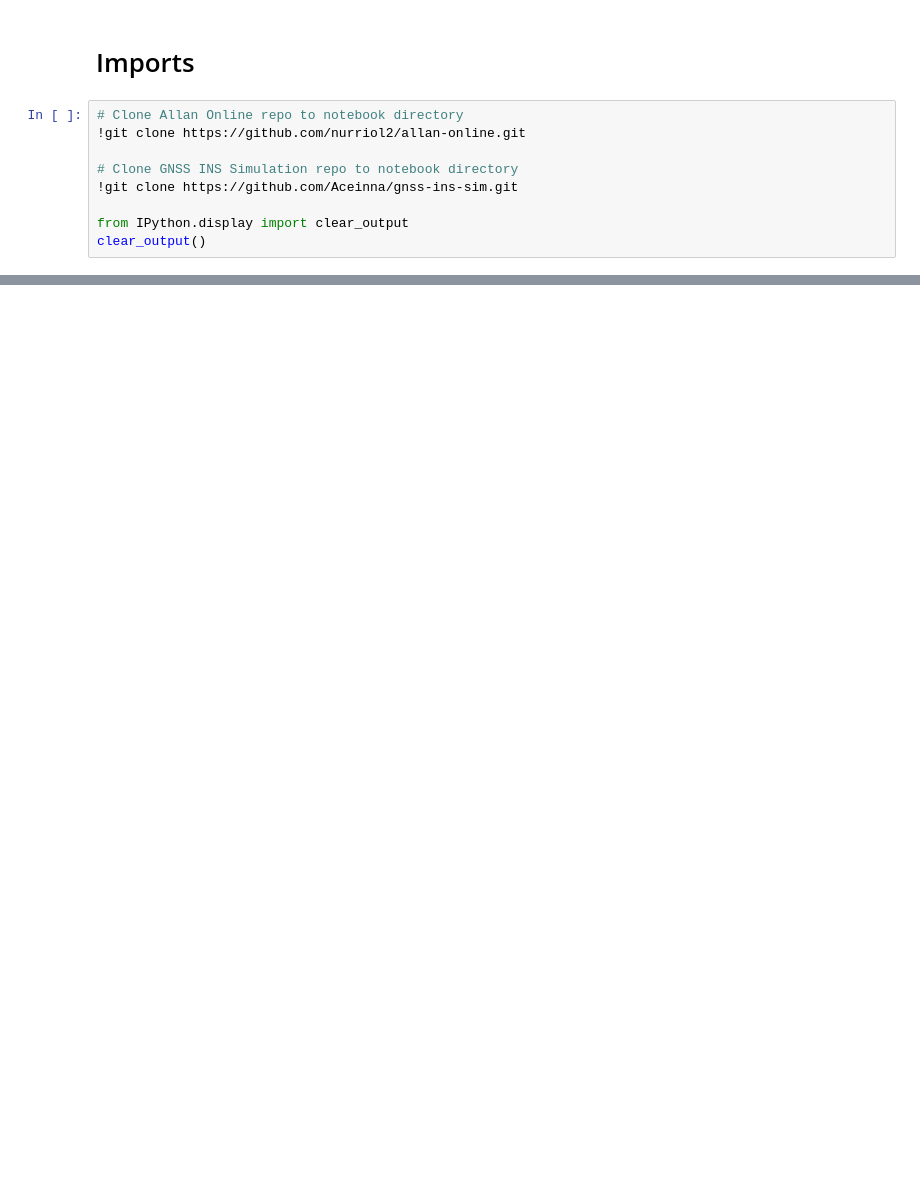
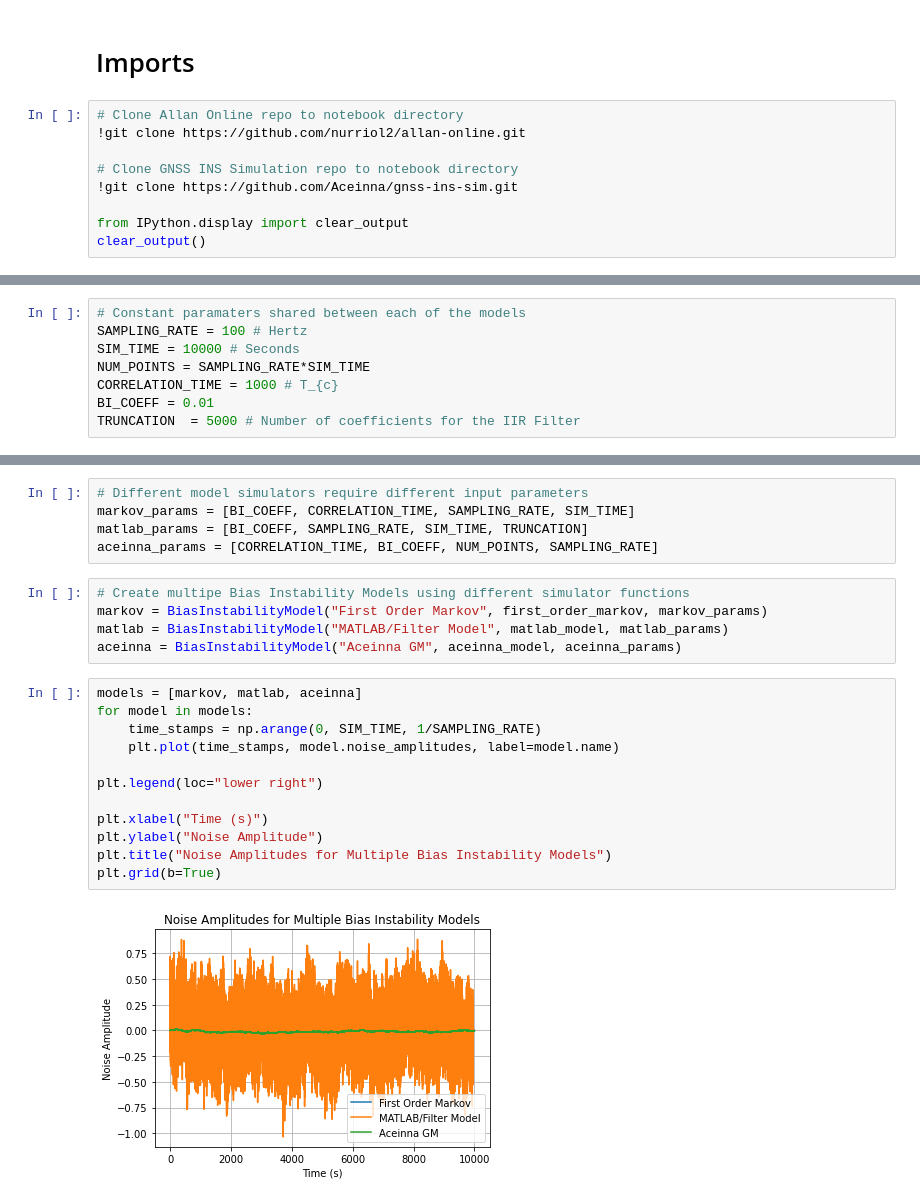
Before and after one commit to nurriol2/learn-imu, a Jupyter notebook: notebooks/05_report_differences_between_bias_instability_models.ipynb, the cells around one changed output, grey strips where cells are left out. Drawn from its saved outputs; the diff is of its cells as text; blank space fills up the shorter version.

```diff
--- a/notebooks/05_report_differences_between_bias_instability_models.ipynb
+++ b/notebooks/05_report_differences_between_bias_instability_models.ipynb
@@ -83,0 +107,8 @@ from pathgen import bias_drift as aceinna_model
+# %%
+# Constant paramaters shared between each of the models
+SAMPLING_RATE = 100 # Hertz
+SIM_TIME = 10000 # Seconds
+NUM_POINTS = SAMPLING_RATE*SIM_TIME
+CORRELATION_TIME = 1000 # T_{c}
+BI_COEFF = 0.01
+TRUNCATION  = 5000 # Number of coefficients for the IIR Filter
@@ -83,0 +168,24 @@ from pathgen import bias_drift as aceinna_model
+# %%
+# Different model simulators require different input parameters
+markov_params = [BI_COEFF, CORRELATION_TIME, SAMPLING_RATE, SIM_TIME]
+matlab_params = [BI_COEFF, SAMPLING_RATE, SIM_TIME, TRUNCATION]
+aceinna_params = [CORRELATION_TIME, BI_COEFF, NUM_POINTS, SAMPLING_RATE]
+# %%
+# Create multipe Bias Instability Models using different simulator functions
+markov = BiasInstabilityModel("First Order Markov", first_order_markov, markov_params)
+matlab = BiasInstabilityModel("MATLAB/Filter Model", matlab_model, matlab_params)
+aceinna = BiasInstabilityModel("Aceinna GM", aceinna_model, aceinna_params)
+# %%
+models = [markov, matlab, aceinna]
+for model in models:
+    time_stamps = np.arange(0, SIM_TIME, 1/SAMPLING_RATE)
+    plt.plot(time_stamps, model.noise_amplitudes, label=model.name)
+
+plt.legend(loc="lower right")
+
+plt.xlabel("Time (s)")
+plt.ylabel("Noise Amplitude")
+plt.title("Noise Amplitudes for Multiple Bias Instability Models")
+plt.grid(b=True)
+# %% [output]
+[figure, added]
```
Also changed, not shown: parts of 5 cells of this notebook.
